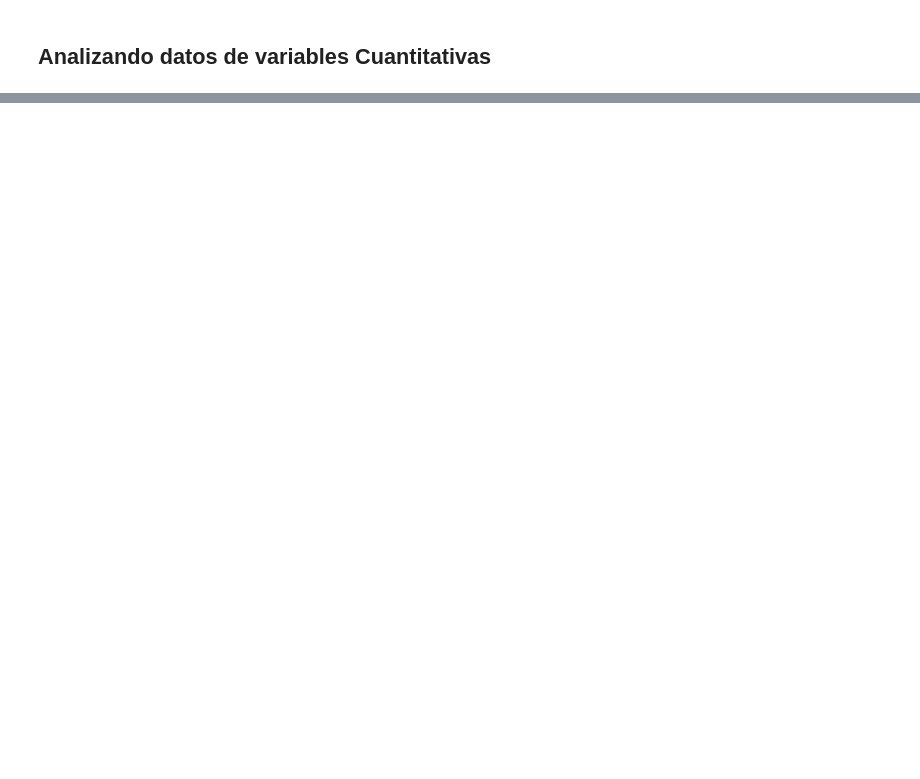
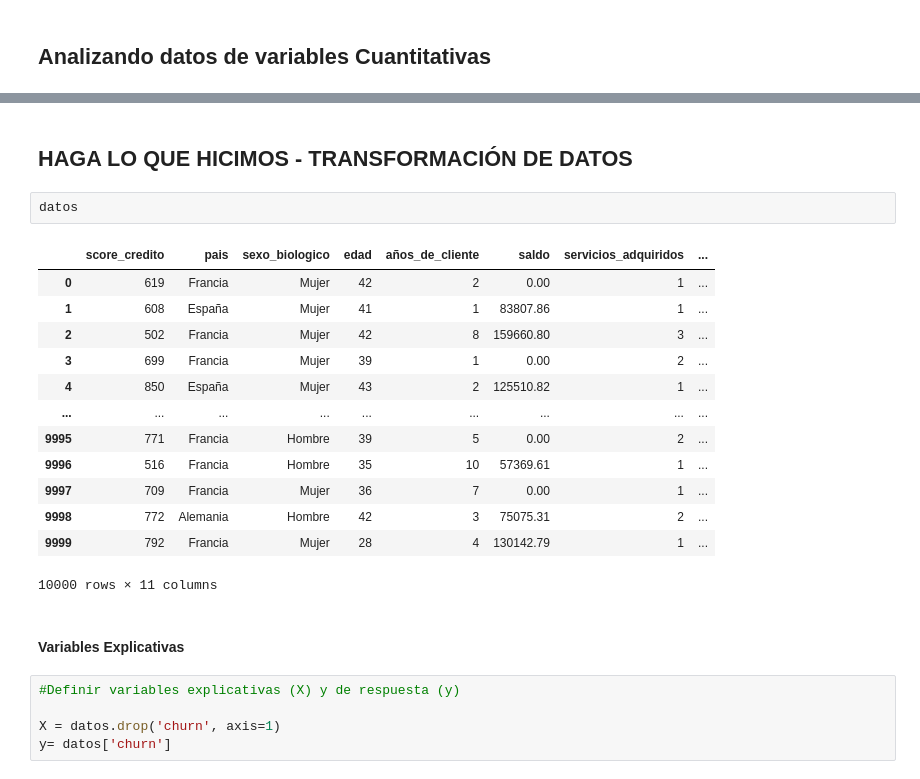
Before and after one commit to Starleen1996/Machine-Learning, a Jupyter notebook: Haga_Lo_que_hicimos_Clasificación_Datos_Machine_Learning.ipynb, the cells around one changed output, grey strips where cells are left out. Drawn from its saved outputs; the diff is of its cells as text; blank space fills up the shorter version.

```diff
--- a/Haga_Lo_que_hicimos_Clasificación_Datos_Machine_Learning.ipynb
+++ b/Haga_Lo_que_hicimos_Clasificación_Datos_Machine_Learning.ipynb
@@ -97,3 +97,28 @@ px.box(datos, x='edad', color='churn')
 #Edad
 # %% [output]
 [interactive output not drawn]
+# %% [markdown]
+## HAGA LO QUE HICIMOS - TRANSFORMACIÓN DE DATOS
+# %%
+datos
+# %% [output]
+|  | score_credito | pais | sexo_biologico | edad | años_de_cliente | saldo | servicios_adquiridos | ... |
+| 0 | 619 | Francia | Mujer | 42 | 2 | 0.00 | 1 | ... |
+| 1 | 608 | España | Mujer | 41 | 1 | 83807.86 | 1 | ... |
+| 2 | 502 | Francia | Mujer | 42 | 8 | 159660.80 | 3 | ... |
+| 3 | 699 | Francia | Mujer | 39 | 1 | 0.00 | 2 | ... |
+| 4 | 850 | España | Mujer | 43 | 2 | 125510.82 | 1 | ... |
+| ... | ... | ... | ... | ... | ... | ... | ... | ... |
+| 9995 | 771 | Francia | Hombre | 39 | 5 | 0.00 | 2 | ... |
+| 9996 | 516 | Francia | Hombre | 35 | 10 | 57369.61 | 1 | ... |
+| 9997 | 709 | Francia | Mujer | 36 | 7 | 0.00 | 1 | ... |
+| 9998 | 772 | Alemania | Hombre | 42 | 3 | 75075.31 | 2 | ... |
+| 9999 | 792 | Francia | Mujer | 28 | 4 | 130142.79 | 1 | ... |
+10000 rows × 11 columns
+# %% [markdown]
+#### Variables Explicativas
+# %%
+#Definir variables explicativas (X) y de respuesta (y)
+
+X = datos.drop('churn', axis=1)
+y= datos['churn']
```
Also changed, not shown: parts of 15 cells of this notebook.
